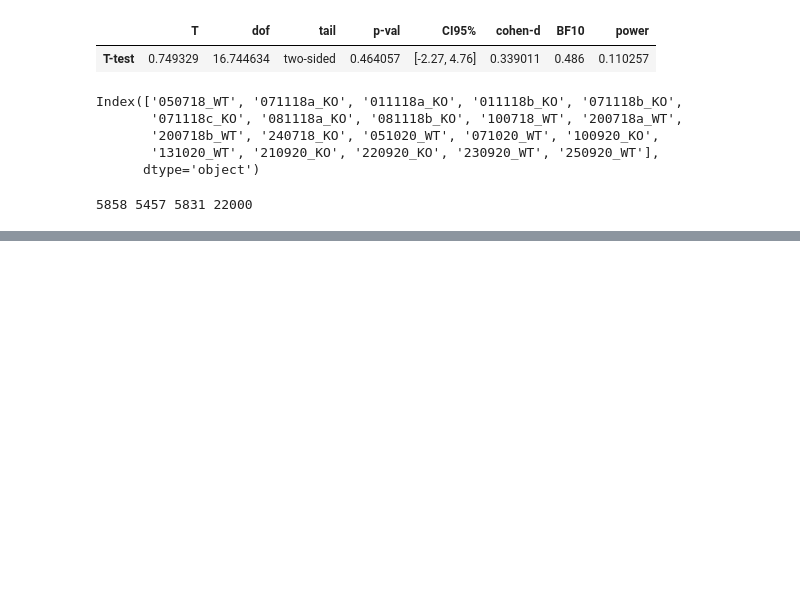
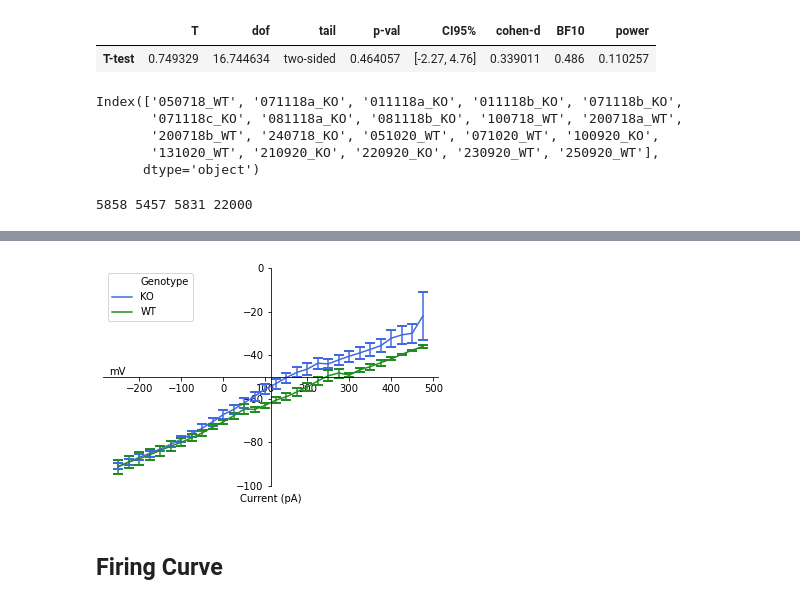
Before and after one commit to FMendezSlc/NeuroPy, a Jupyter notebook: Patch_analysis.ipynb, the cells around one changed output, grey strips where cells are left out. Cells and saved outputs as stored; diff of their text form; code cells hidden in the pictures; blank space fills up the shorter version.

```diff
--- a/Patch_analysis.ipynb
+++ b/Patch_analysis.ipynb
@@ -146,0 +252,2 @@ ecdf_fig.savefig('/Users/labc02/Documents/PDCB_data/Behavior/Figures/sPSC_fig.sv
+# %%
+iv_curv = pd.read_csv('/Users/labc02/Documents/PDCB_data/Patch_CA3_IV.csv')
@@ -146,0 +266,8 @@ ecdf_fig.savefig('/Users/labc02/Documents/PDCB_data/Behavior/Figures/sPSC_fig.sv
+# %%
+iv_tidy = pd.melt(iv_curv, id_vars='Current (pA)', var_name = 'Cell', value_name= 'mV')
+# %%
+for cell in iv_tidy['Cell']:
+    if 'WT' in cell:
+        iv_tidy['Cell'][iv_tidy['Cell']==cell] = 'WT'
+    elif 'KO' in cell:
+        iv_tidy['Cell'][iv_tidy['Cell']==cell] = 'KO'
@@ -146,0 +283,17 @@ ecdf_fig.savefig('/Users/labc02/Documents/PDCB_data/Behavior/Figures/sPSC_fig.sv
+# %%
+iv_tidy.rename(columns={'Cell': 'Genotype'}, inplace = True)
+# %%
+iv_fig, ax = plt.subplots(1,1)
+sns.lineplot(data = iv_tidy, x='Current (pA)', y = 'mV', hue = 'Genotype', err_style="bars", ci=68, palette = ['royalblue', 'forestgreen'], ax = ax, err_kws = {'capsize': 5, 'capthick': 2})
+ax.set_ylim(-100, -0)
+ax.spines['left'].set_position('center')
+ax.spines['bottom'].set_position('center')
+ax.spines['right'].set_color('none')
+ax.spines['top'].set_color('none')
+ax.xaxis.set_ticks_position('bottom')
+ax.yaxis.set_ticks_position('left')
+ax.xaxis.labelpad = 100
+ax.set_ylabel('mV', rotation=0, ha='right')
+ax.yaxis.labelpad=110
+# %% [output]
+[figure, added]
@@ -146,0 +302,2 @@ ecdf_fig.savefig('/Users/labc02/Documents/PDCB_data/Behavior/Figures/sPSC_fig.sv
+# %% [markdown]
+## Firing Curve
```
Also changed, not shown: parts of 29 cells of this notebook, 2 other files.
